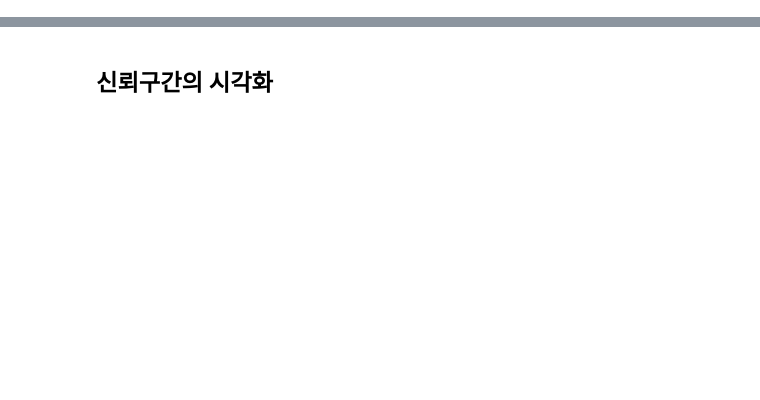
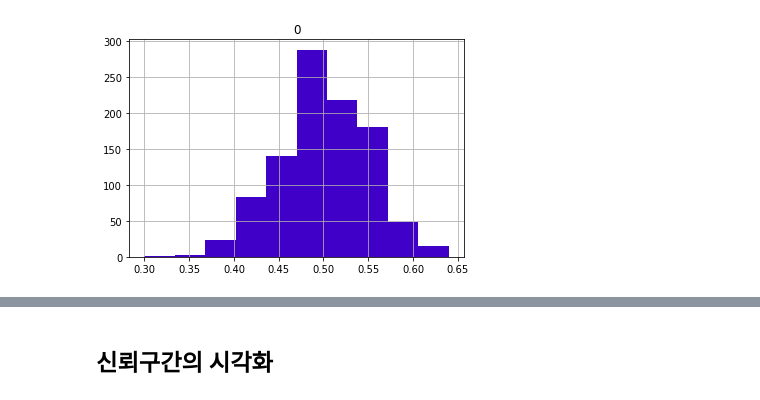
Before and after one commit to ttogle918/ds-zip, a Jupyter notebook: n123-confidence-intervals/n123-confidence-intervals.ipynb, the cells around one changed output, grey strips where cells are left out. Cells and saved outputs as stored; diff of their text form; code cells hidden in the pictures; blank space fills up the shorter version.

```diff
--- a/n123-confidence-intervals/n123-confidence-intervals.ipynb
+++ b/n123-confidence-intervals/n123-confidence-intervals.ipynb
@@ -123,0 +87,4 @@ confidence_interval([1,2,3,1,2,3,1,2,3])
+# %%
+pd.DataFrame(sample_means).hist(color = '#4000c7');
+# %% [output]
+[figure, added]
```
Also changed, not shown: parts of 48 cells of this notebook, 8 other files.
